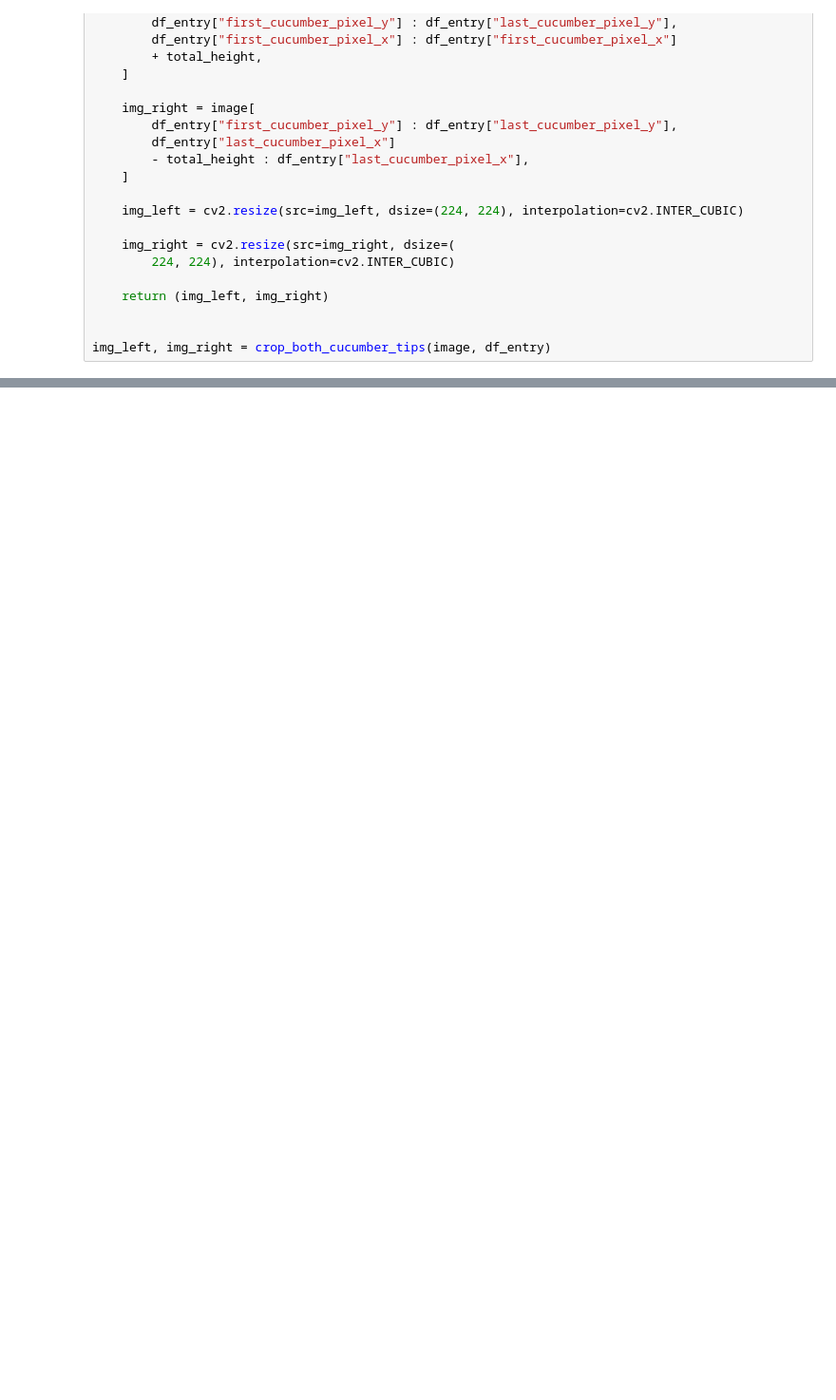
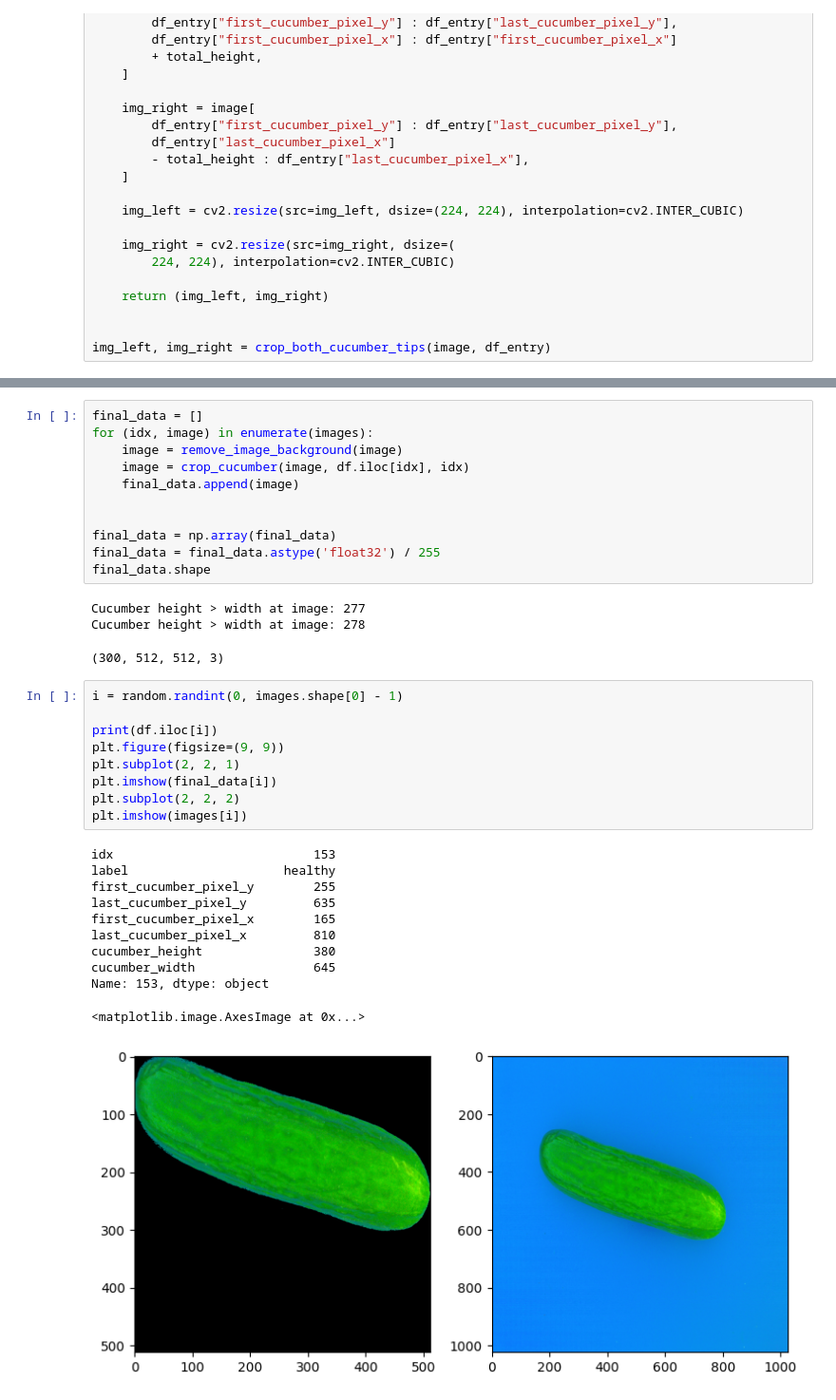
Before and after one commit to Niklas-Mezynski/fontys-cucumber-disease-ai-model, a Jupyter notebook: img_pre_processing_final_procedure.ipynb, the cells around one changed output, grey strips where cells are left out. Shown at 95% size. Saved outputs shown, nothing was run; the diff lists cells and outputs as text; blank space fills up the shorter version.

```diff
--- a/img_pre_processing_final_procedure.ipynb
+++ b/img_pre_processing_final_procedure.ipynb
@@ -388,0 +379,36 @@ plt.show()
+# %%
+final_data = []
+for (idx, image) in enumerate(images):
+    image = remove_image_background(image)
+    image = crop_cucumber(image, df.iloc[idx], idx)
+    final_data.append(image)
+
+
+final_data = np.array(final_data)
+final_data = final_data.astype('float32') / 255
+final_data.shape
+# %% [output]
+Cucumber height > width at image: 277
+Cucumber height > width at image: 278
+(300, 512, 512, 3)
+# %%
+i = random.randint(0, images.shape[0] - 1)
+
+print(df.iloc[i])
+plt.figure(figsize=(9, 9))
+plt.subplot(2, 2, 1)
+plt.imshow(final_data[i])
+plt.subplot(2, 2, 2)
+plt.imshow(images[i])
+# %% [output]
+idx                           153
+label                     healthy
+first_cucumber_pixel_y        255
+last_cucumber_pixel_y         635
+first_cucumber_pixel_x        165
+last_cucumber_pixel_x         810
+cucumber_height               380
+cucumber_width                645
+Name: 153, dtype: object
+<matplotlib.image.AxesImage at 0x...>
+[figure, added]
```
Also changed, not shown: parts of 16 cells of this notebook.
